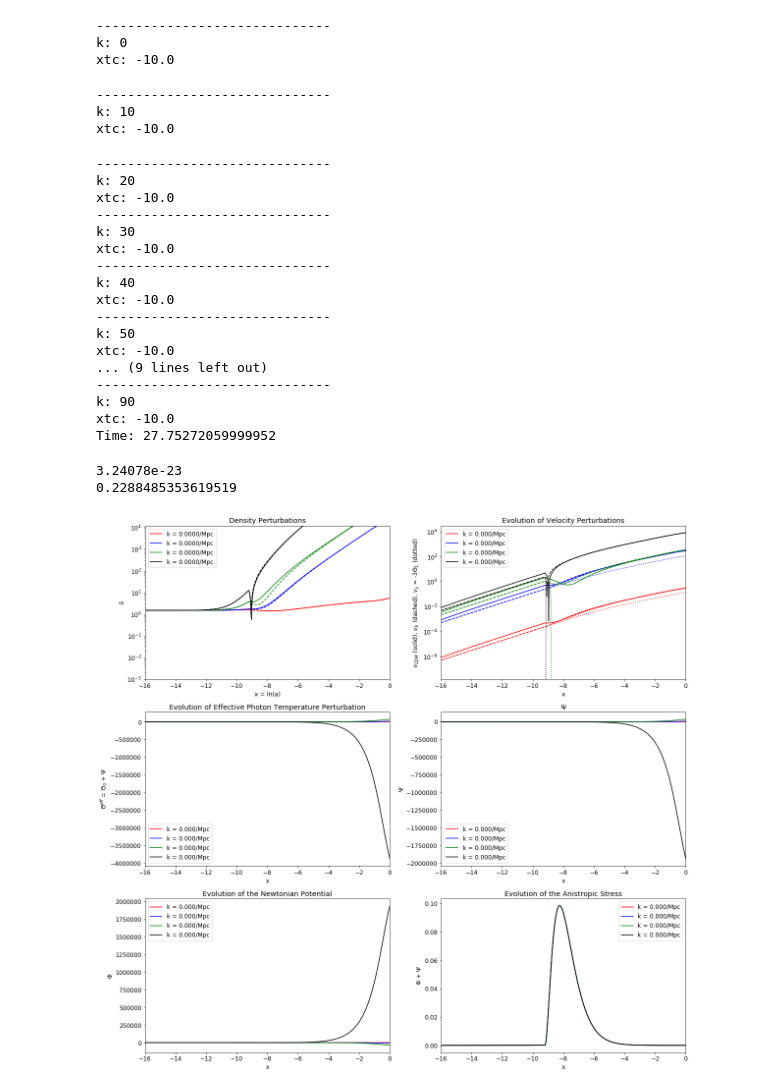
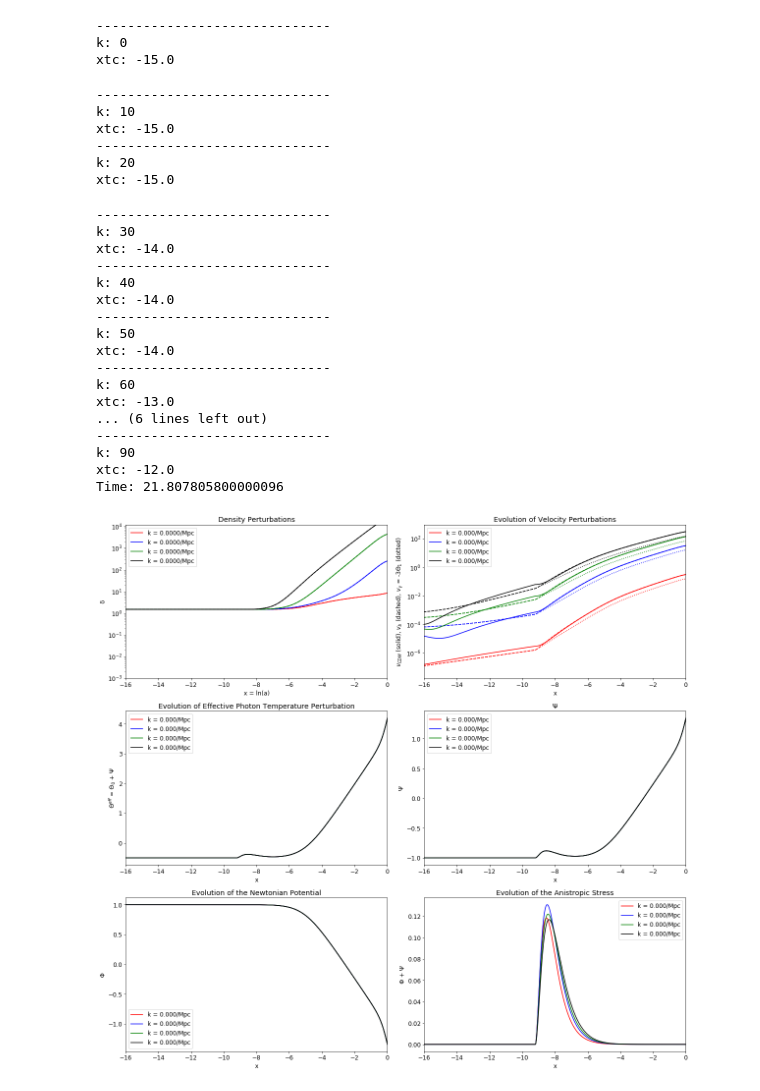
Before and after one commit to azieg/CMB-Simulation, a Jupyter notebook: StructureEvolution.ipynb, the cells around one changed output. Cells and saved outputs as stored; diff of their text form; code cells hidden in the pictures.

```diff
--- a/StructureEvolution.ipynb
+++ b/StructureEvolution.ipynb
@@ -18,7 +18,7 @@ ketamax = 3000.0
 #kmin = 1.0/(η_spline(0.0)[0])#/m2Mpc)#7.256e-5
 #kmax = ketamax/(η_spline(0.0)[0])#/m2Mpc)#*m2Mpc#.22068
 kmin = .1*H0/c
-kmax = 1.0e3*H0/c
+kmax = 1.0e2*H0/c
 #ks = np.linspace(kmin, kmax, nk, endpoint=True)
 
 #ks = np.exp(np.linspace(np.log(kmin), np.log(kmax), num=nk))
@@ -395,8 +371,19 @@ for k in range(nk):
     #  and integrate equations to that time
 
     #xtc = getTCtime(kcurrent)
-    xtc = -10.0#-15.0(pic)
+    #xtc = -10.0#-15.0(pic)
 
+
+    if k < 26:
+        xtc = -15.0
+    elif (k > 25) and (k < 51):
+        xtc = -14.0
+    elif (k > 50) and (k < 76):
+        xtc = -13.0
+    elif (k > 75):
+        xtc = -12.0
+    else:
+        xtc = -12.0
 
 
     '''
@@ -490,27 +477,30 @@ vb_spl = RectBivariateSpline(x_grid, ks, vb)
 # %% [output]
 ------------------------------
 k: 0
-xtc: -10.0
+xtc: -15.0
 ------------------------------
 k: 10
-xtc: -10.0
+xtc: -15.0
+------------------------------
+k: 20
+xtc: -15.0
-------------------------------
-k: 20
-xtc: -10.0
 ------------------------------
 k: 30
-xtc: -10.0
+xtc: -14.0
 ------------------------------
 k: 40
-xtc: -10.0
+xtc: -14.0
 ------------------------------
 k: 50
-xtc: -10.0
-... (9 lines left out)
+xtc: -14.0
+------------------------------
+k: 60
+xtc: -13.0
+... (6 lines left out)
 ------------------------------
 k: 90
-xtc: -10.0
-Time: 27.75272059999952
+xtc: -12.0
+Time: 21.807805800000096
 # %%
 def plot(kvals):
     #kmpc = '{:.3g}'.format(kval*(1.0e6*3.08567758e16))
@@ -614,17 +604,11 @@ def plot(kvals):
 
     fig.tight_layout()
     plt.show()
-# %%
-print(m2Mpc)
-print(ks[-1]/m2Mpc)
-# %% [output]
-3.24078e-23
-0.2288485353619519
 # %%
 #kvals = [.0001, .001, .01, .1]
 k_factor = 1.0
 kvals = [ks[0]*k_factor, ks[32]*k_factor, ks[66]*k_factor, ks[-1]*k_factor]
-plot(kvals)
+#plot(kvals)
 # %% [output]
-[figure, old version]
+[figure, new version]
 # %%
```
Also changed, not shown: parts of 5 cells of this notebook, 1 other file.
